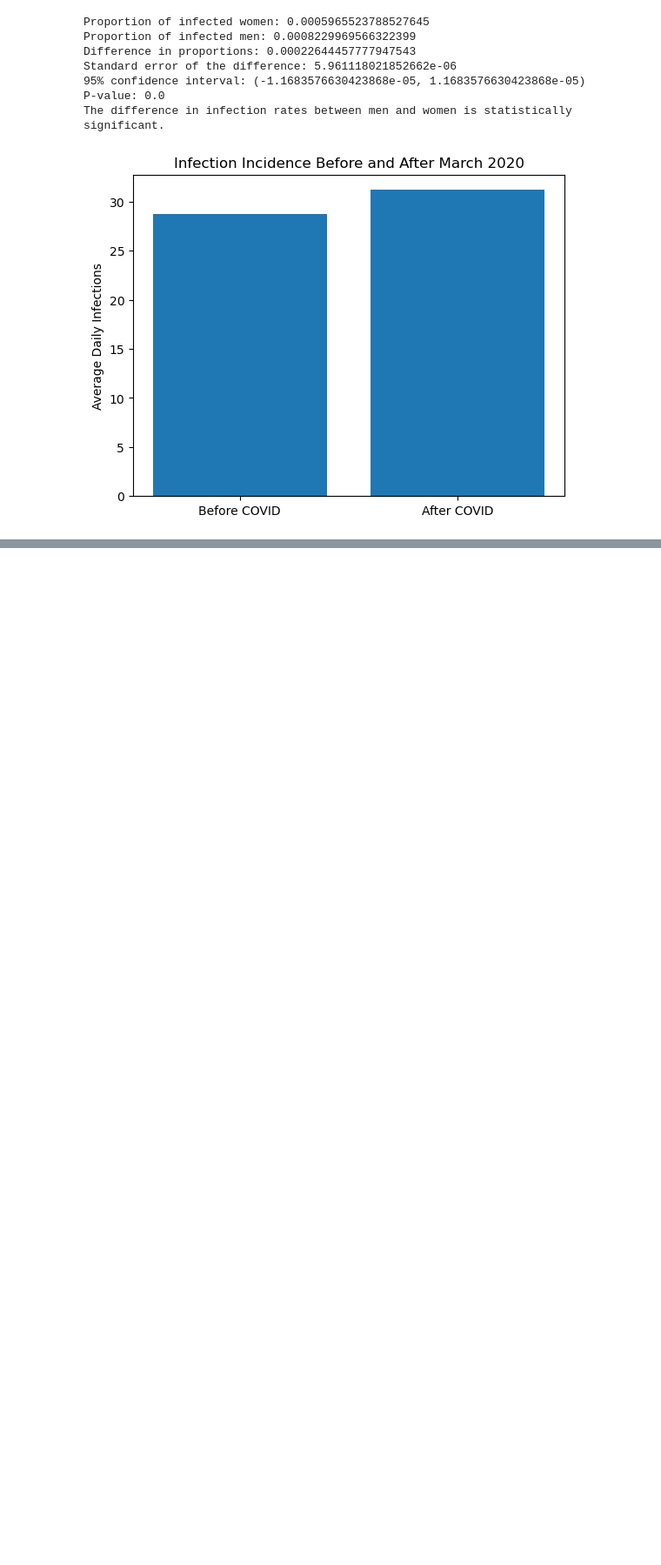
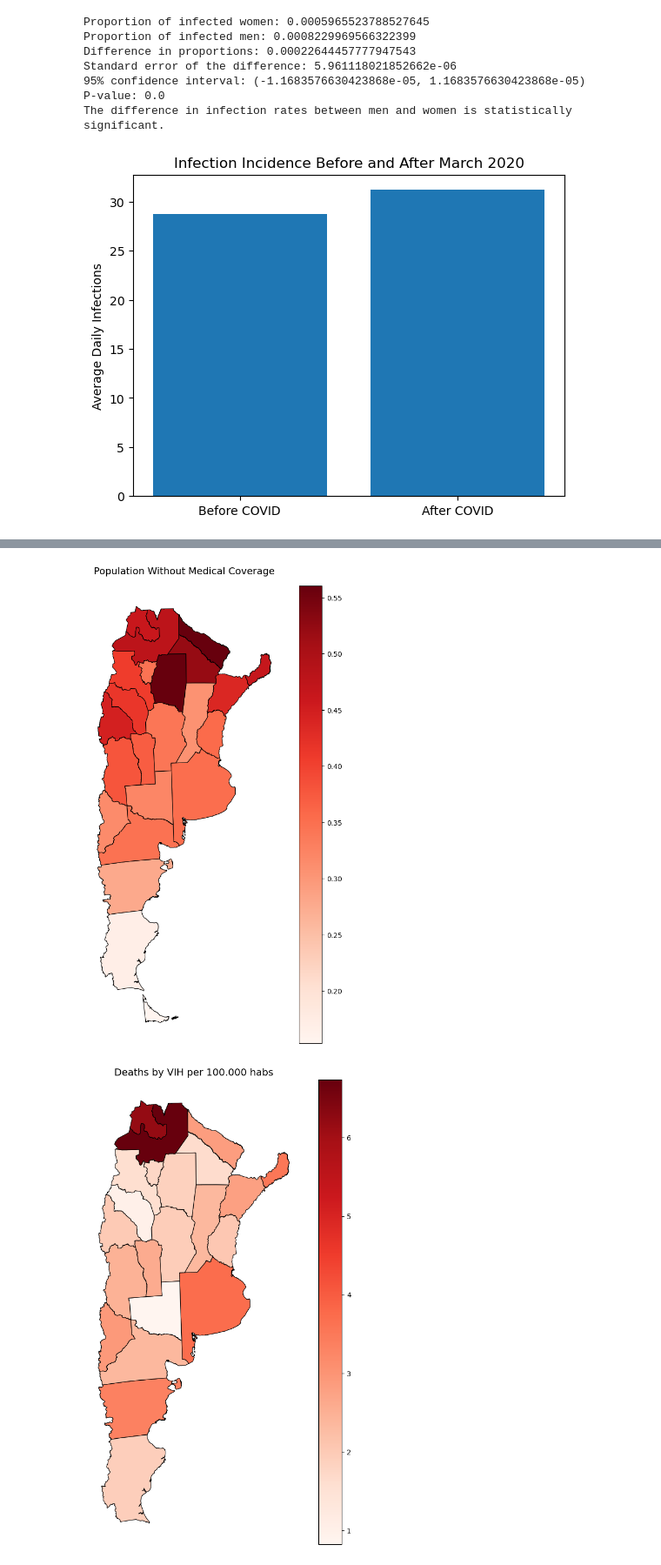
Before and after one commit to Nainho1703/tb-predictive-modeling-argentina, a Jupyter notebook: 2.- Analysis.ipynb, the cells around one changed output, grey strips where cells are left out. Shown at 87% size. Saved outputs shown, nothing was run; the diff lists cells and outputs as text; code cells hidden in the pictures; blank space fills up the shorter version.

Commit message:
clean data

```diff
--- a/2.- Analysis.ipynb
+++ b/2.- Analysis.ipynb
@@ -319,0 +610,6 @@ plt.show()
+# %%
+dataframe_shp.loc[dataframe_shp["provincia"].str.contains("Tierra")]
+
+dataframe_shp=dataframe_shp.loc[(~dataframe_shp["departamen"].str.contains("Islas del Atlántico Sur"))&(~dataframe_shp["departamen"].str.contains("Antártida"))]
+
+dataframe_shp
@@ -319,0 +668,13 @@ plt.show()
+# %%
+gdf_provincias["Código"]=gdf_provincias["Código"].astype(str)
+df_cobertura2["Código"]=df_cobertura2["Código"].astype(str)
+# %%
+
+
+df_arg_cobertura=pd.merge(df_cobertura2,gdf_provincias[["Código","geometry","densidad"]],on=["Código"],how="left")
+# df_arg_cobertura=df_arg_cobertura.loc[~df_arg_cobertura["Jurisdicción"].str.contains("Tierra del Fuego")]
+
+
+df_arg_cobertura=pd.merge(df_arg_cobertura,df_sida,on="Jurisdicción",how="left")
+
+df_arg_cobertura.head()
@@ -319,0 +688,53 @@ plt.show()
+# %%
+import geopandas as gpd
+import matplotlib.pyplot as plt
+
+def mapear_indicadores(df_arg_cobertura, indicador, j):
+    df_arg_cobertura2 = gpd.GeoDataFrame(df_arg_cobertura, geometry="geometry", crs="EPSG:4326")
+
+    # Crear el mapa estático
+    fig, ax = plt.subplots(figsize=(10, 12))
+    df_arg_cobertura2.plot(column=indicador, cmap="Reds", linewidth=0.8, edgecolor="black", legend=True, ax=ax)
+
+    # Configurar título y ocultar ejes
+    lista_titles = ["Population Without Medical Coverage", "Deaths by VIH per 100.000 habs", "Population Density"]
+    ax.set_title(lista_titles[j], fontsize=14)
+
+    # if "Jurisdicción" in df_arg_cobertura2.columns:
+    #     # Si está por provincia, etiquetá normalmente
+    #     for idx, row in df_arg_cobertura2.iterrows():
+    #         centroid = row["geometry"].centroid
+    #         text = row["Jurisdicción"].replace("Ciudad Autónoma de Buenos Aires","CABA")
+    #         ax.annotate(text, xy=(centroid.x, centroid.y),
+    #                     ha='center', va='center',
+    #                     fontsize=11, color="black", weight="bold",
+    #                     bbox=dict(facecolor='white', edgecolor='none', alpha=0.7))
+    # else:
+    #     # Si está por departamento, agrupá por provincia
+    #     prov_labels = df_arg_cobertura2.dissolve(by="provincia", as_index=False)[["provincia", "geometry"]]
+
+    #     for idx, row in prov_labels.iterrows():
+    #         centroid = row["geometry"].centroid
+    #         text = row["provincia"]
+    #         ax.annotate(text, xy=(centroid.x, centroid.y),
+    #                     ha='center', va='center',
+    #                     fontsize=8, color="black", weight="bold",
+    #                     bbox=dict(facecolor='white', edgecolor='none', alpha=0.7))
+    # Ocultar ejes
+    ax.set_axis_off()
+
+    # Mostrar el mapa
+    plt.savefig('Documentacion\\figures\\'+lista_titles[j]+'.png', dpi=300)
+    plt.show()
+    plt.close("all")
+j=0
+
+for i in ["Sin Cobertura %","Muertes Promedio Sida"]:
+
+        mapear_indicadores(df_arg_cobertura,i,j)
+        j=j+1
+
+# mapear_indicadores(dataframe_shp,"densidad",2)
+# %% [output]
+[figure, added]
+[figure, added]
```
Also changed, not shown: parts of 16 cells of this notebook, 4 other files.
